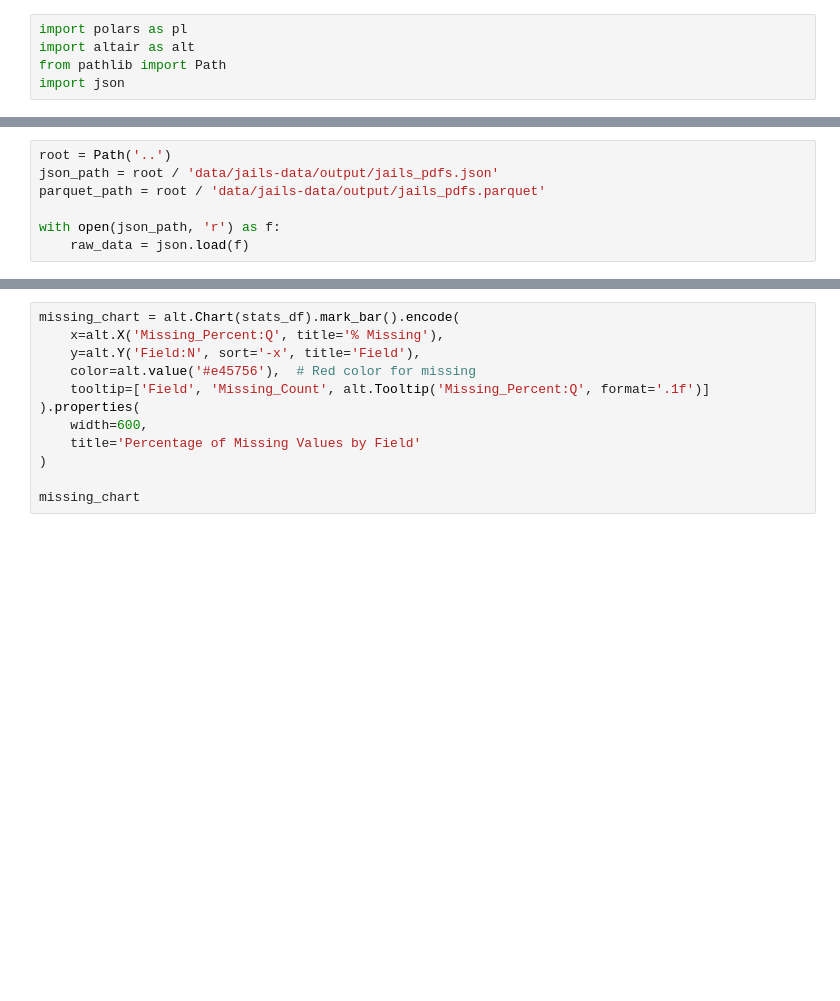
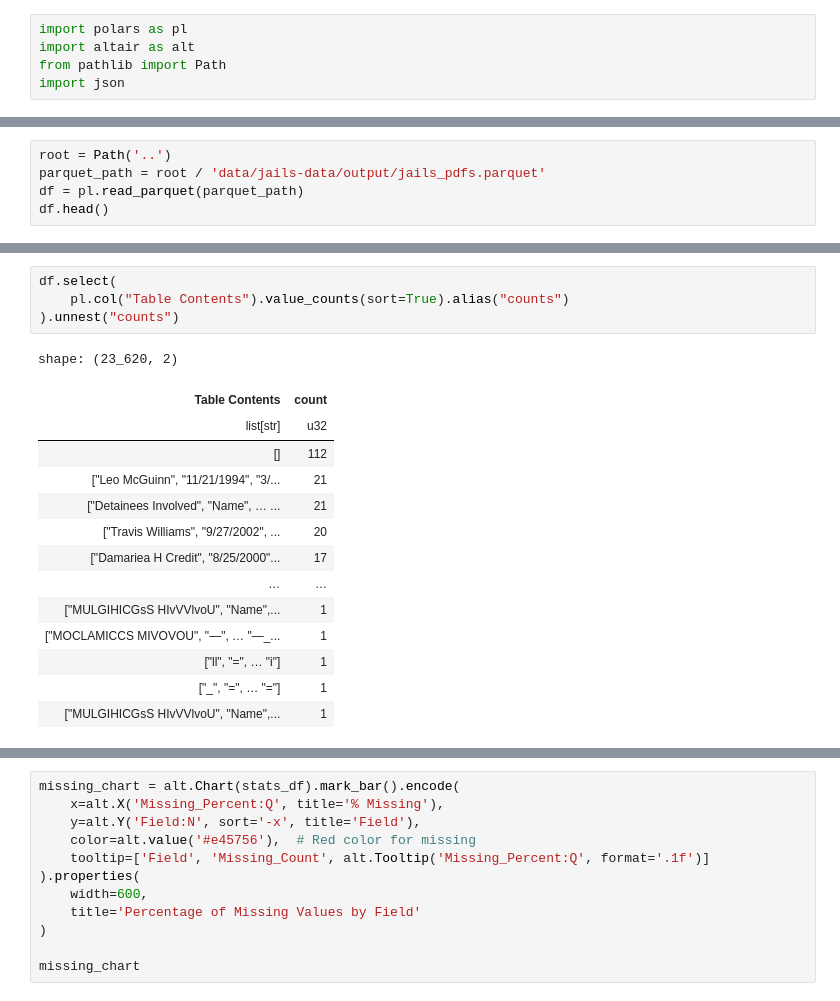
Before and after one commit to mansueto-institute/jail-events, a Jupyter notebook: src/jail-events/notebooks/extraction_report.ipynb, the cells around one changed output, grey strips where cells are left out. Drawn from its saved outputs; the diff is of its cells as text; blank space fills up the shorter version.

```diff
--- a/src/jail-events/notebooks/extraction_report.ipynb
+++ b/src/jail-events/notebooks/extraction_report.ipynb
@@ -6,7 +28,5 @@ import json
 # %%
 root = Path('..')
-json_path = root / 'data/jails-data/output/jails_pdfs.json'
 parquet_path = root / 'data/jails-data/output/jails_pdfs.parquet'
-
-with open(json_path, 'r') as f:
-    raw_data = json.load(f)
+df = pl.read_parquet(parquet_path)
+df.head()
@@ -12,0 +59,19 @@ with open(json_path, 'r') as f:
+# %%
+df.select(
+    pl.col("Table Contents").value_counts(sort=True).alias("counts")
+).unnest("counts")
+# %% [output]
+shape: (23_620, 2)
+| Table Contents | count |
+| list[str] | u32 |
+| [] | 112 |
+| ["Leo McGuinn", "11/21/1994", "3/... | 21 |
+| ["Detainees Involved", "Name", … ... | 21 |
+| ["Travis Williams", "9/27/2002", ... | 20 |
+| ["Damariea H Credit", "8/25/2000"... | 17 |
+| … | … |
+| ["MULGIHICGsS HIvVVlvoU", "Name",... | 1 |
+| ["MOCLAMICCS MIVOVOU", "—", … "—_... | 1 |
+| ["ll", "=", … "i"] | 1 |
+| ["_", "=", … "="] | 1 |
+| ["MULGIHICGsS HIvVVlvoU", "Name",... | 1 |
```
Also changed, not shown: parts of 6 cells of this notebook, 4 other files.
